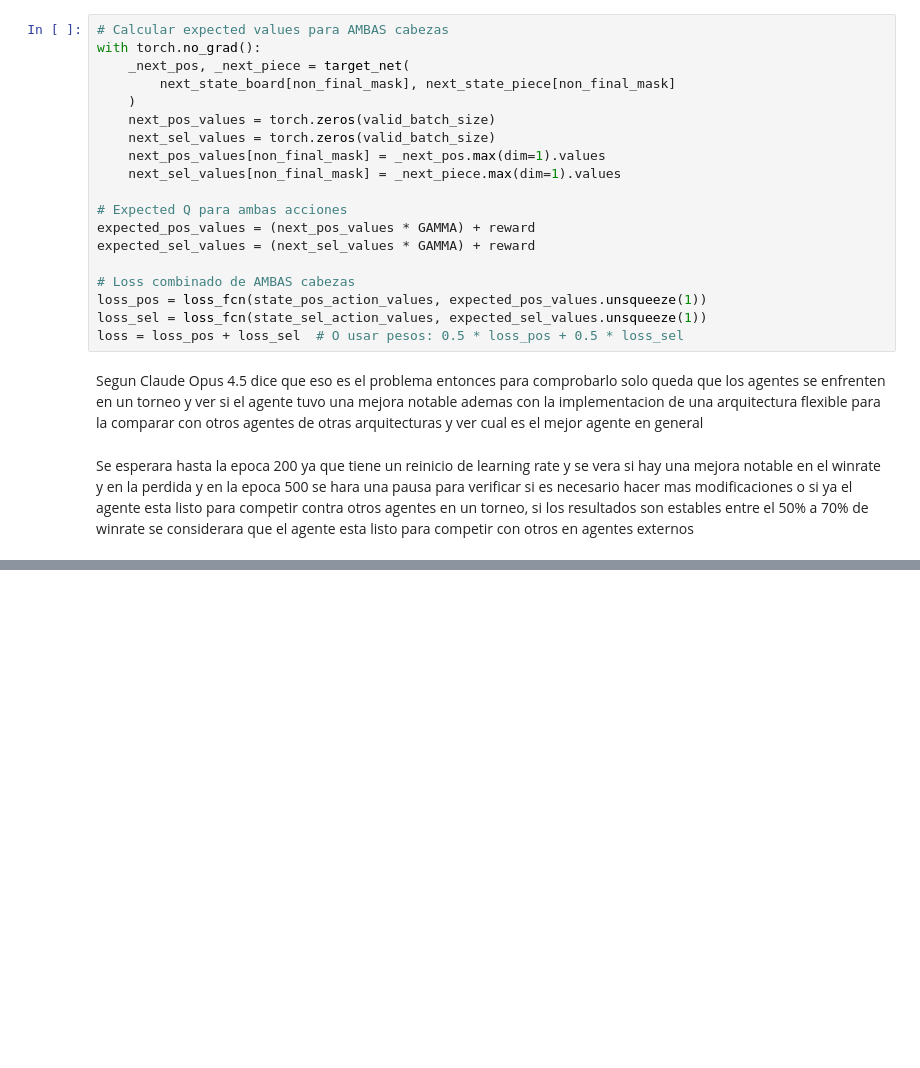
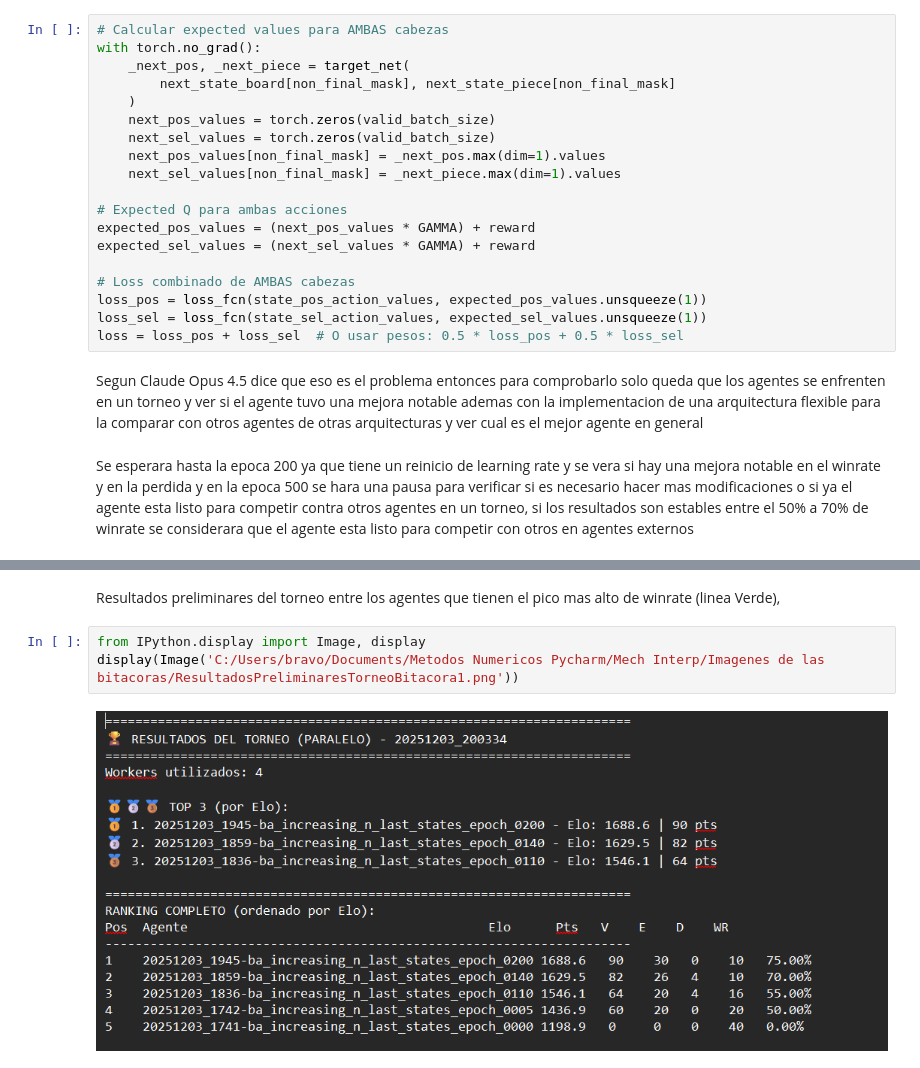
Before and after one commit to Francis1918/WIPCNN, a Jupyter notebook: analysis/Bitacora_1.ipynb, the cells around one changed output, grey strips where cells are left out. Drawn from its saved outputs; the diff is of its cells as text; blank space fills up the shorter version.

```diff
--- a/analysis/Bitacora_1.ipynb
+++ b/analysis/Bitacora_1.ipynb
@@ -224,0 +235,7 @@ y en la epoca 500 se hara una pausa para verificar si es necesario hacer mas mod
+# %% [markdown]
+Resultados preliminares del torneo entre los agentes que tienen el pico mas alto de winrate (linea Verde),
+# %%
+from IPython.display import Image, display
+display(Image('C:/Users/bravo/Documents/Metodos Numericos Pycharm/Mech Interp/Imagenes de las bitacoras/ResultadosPreliminaresTorneoBitacora1.png'))
+# %% [output]
+[figure, added]
```
Also changed, not shown: parts of 5 cells of this notebook.
